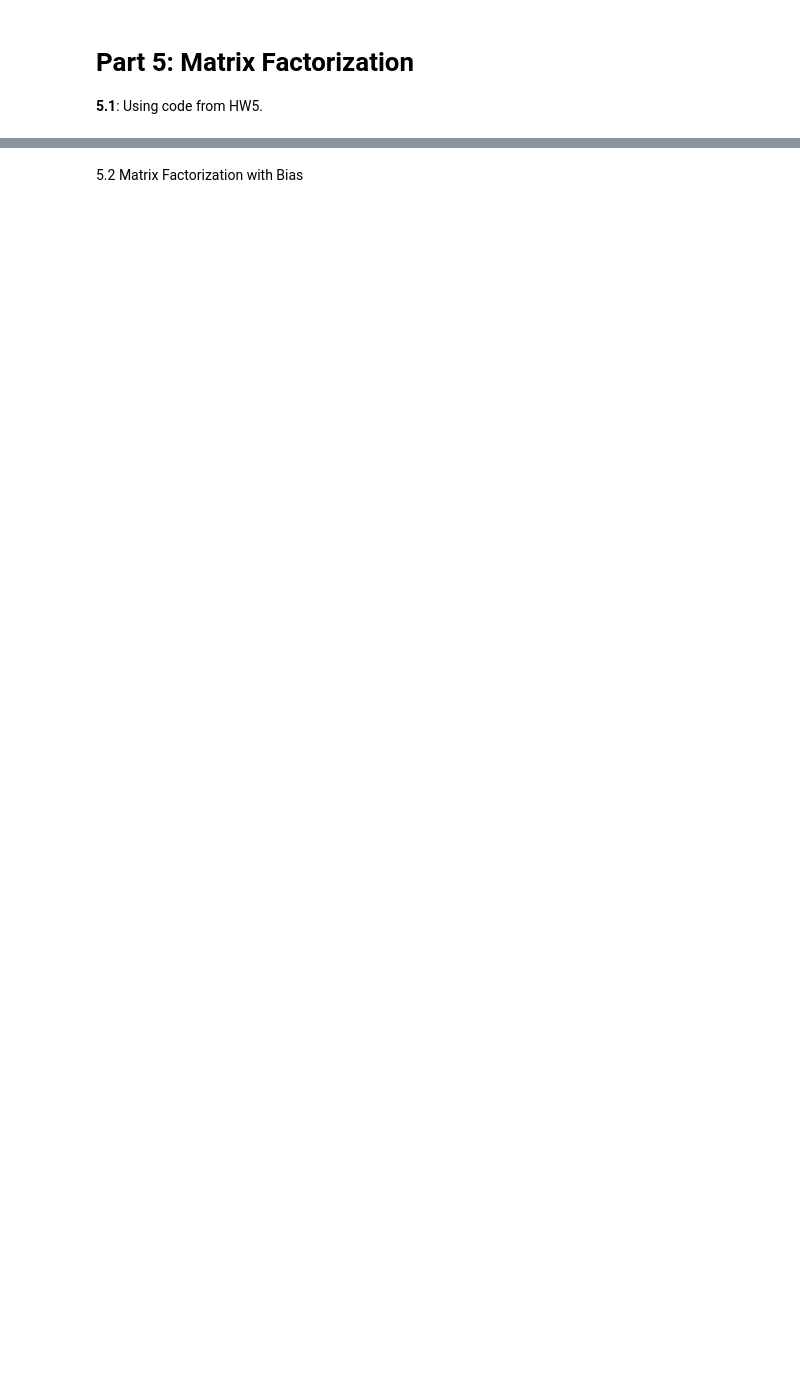
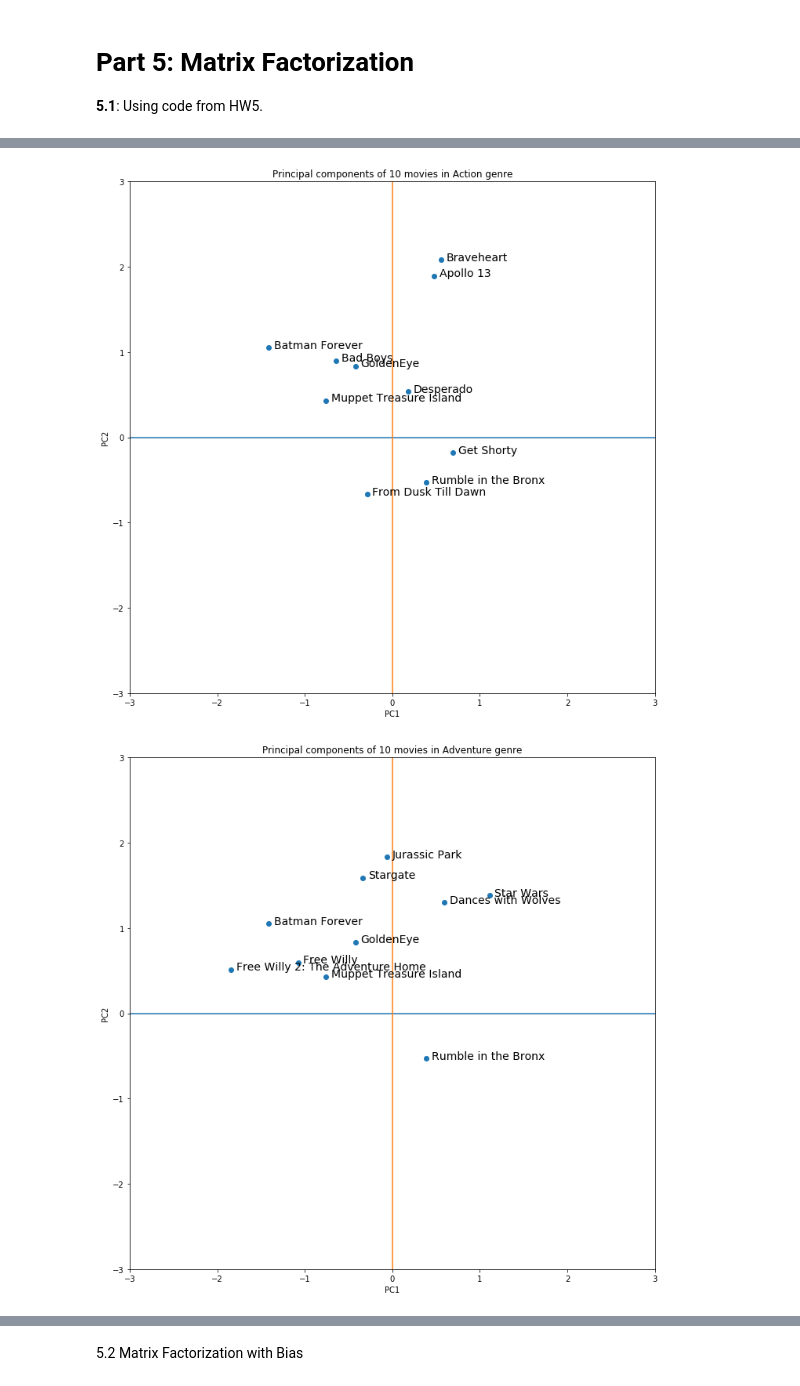
Before and after one commit to jenyu7/cs155-miniproject2, a Jupyter notebook: Visualizations.ipynb, the cells around one changed output, grey strips where cells are left out. Saved outputs shown, nothing was run; the diff lists cells and outputs as text; code cells hidden in the pictures; blank space fills up the shorter version.

```diff
--- a/Visualizations.ipynb
+++ b/Visualizations.ipynb
@@ -262,0 +281,23 @@ for j in i:
+# %%
+genres = ['Action','Adventure','Animation']
+
+for idx,val in enumerate(genres):
+    i = (np.array(np.where(movies[val]==1))[0])[:10]
+
+    fig,ax = plt.subplots(figsize=(12,12))
+    ax.scatter(V_[0,i],V_[1,i])
+
+    plt.title('Principal components of 10 movies in {} genre'.format(val));
+    plt.xlabel('PC1');
+    plt.ylabel('PC2');
+    plt.ylim([-3, 3])
+    plt.xlim([-3, 3])
+    plt.plot([-3, 3], [0, 0])
+    plt.plot([0, 0], [-3, 3])
+
+    ## Label movies
+    for j in i:
+        ax.annotate(parse_titles[j],(V_[0,j]+0.01*6,V_[1,j]-0.001*6),fontsize=14)
+# %% [output]
+[figure, added]
+[figure, added]
```
Also changed, not shown: parts of 19 cells of this notebook.
